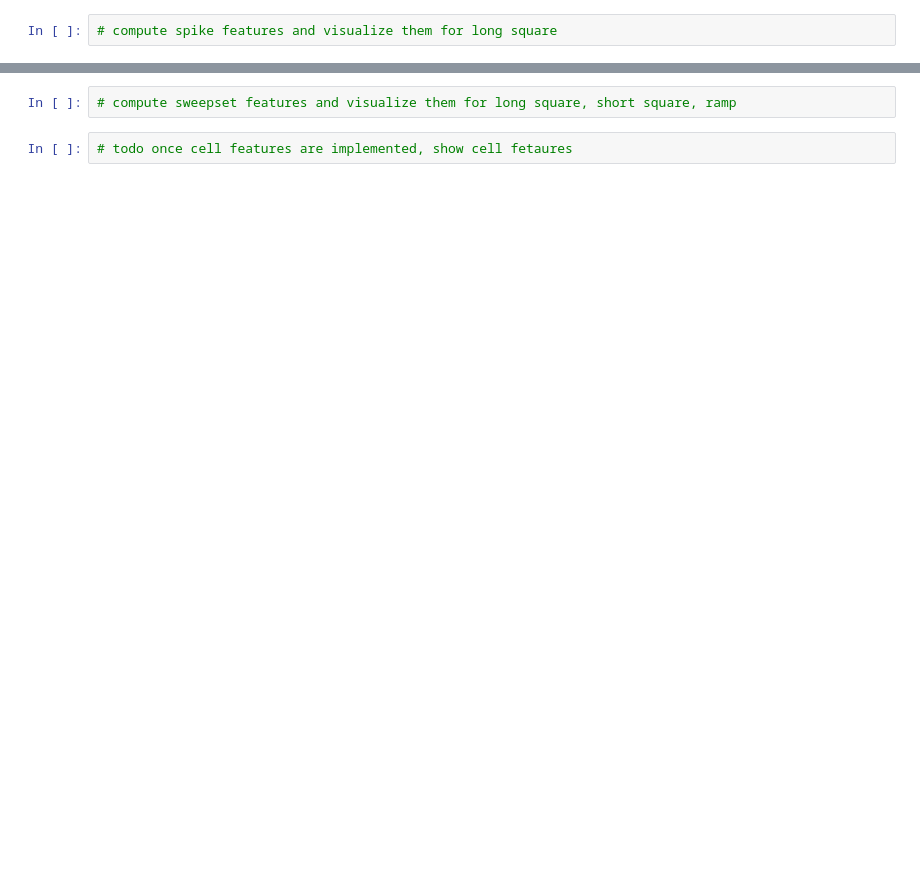
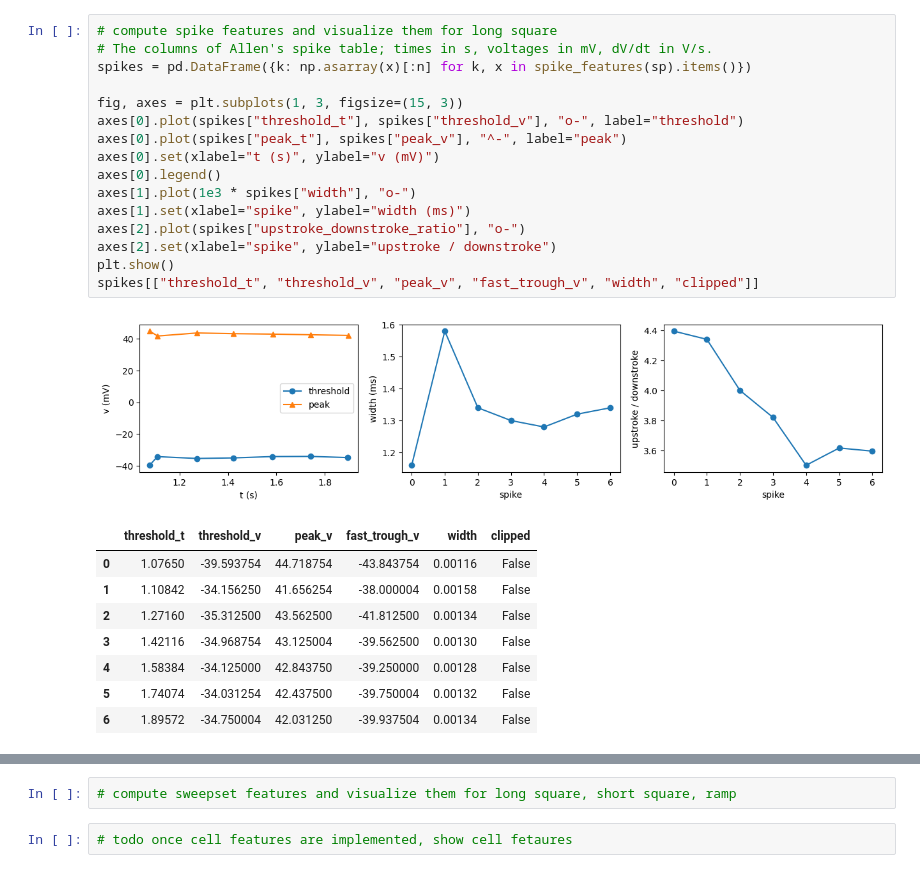
Before and after one commit to jaxleyverse/jaxley-ephys, a Jupyter notebook: examples/00_basics.ipynb, the cells around one changed output, grey strips where cells are left out. Cells and saved outputs as stored; diff of their text form; blank space fills up the shorter version.

```diff
--- a/examples/00_basics.ipynb
+++ b/examples/00_basics.ipynb
@@ -12,4 +74,28 @@
 # %%
 # compute spike features and visualize them for long square
+# The columns of Allen's spike table; times in s, voltages in mV, dV/dt in V/s.
+spikes = pd.DataFrame({k: np.asarray(x)[:n] for k, x in spike_features(sp).items()})
+
+fig, axes = plt.subplots(1, 3, figsize=(15, 3))
+axes[0].plot(spikes["threshold_t"], spikes["threshold_v"], "o-", label="threshold")
+axes[0].plot(spikes["peak_t"], spikes["peak_v"], "^-", label="peak")
+axes[0].set(xlabel="t (s)", ylabel="v (mV)")
+axes[0].legend()
+axes[1].plot(1e3 * spikes["width"], "o-")
+axes[1].set(xlabel="spike", ylabel="width (ms)")
+axes[2].plot(spikes["upstroke_downstroke_ratio"], "o-")
+axes[2].set(xlabel="spike", ylabel="upstroke / downstroke")
+plt.show()
+spikes[["threshold_t", "threshold_v", "peak_v", "fast_trough_v", "width", "clipped"]]
+# %% [output]
+[figure, added]
+|  | threshold_t | threshold_v | peak_v | fast_trough_v | width | clipped |
+| 0 | 1.07650 | -39.593754 | 44.718754 | -43.843754 | 0.00116 | False |
+| 1 | 1.10842 | -34.156250 | 41.656254 | -38.000004 | 0.00158 | False |
+| 2 | 1.27160 | -35.312500 | 43.562500 | -41.812500 | 0.00134 | False |
+| 3 | 1.42116 | -34.968754 | 43.125004 | -39.562500 | 0.00130 | False |
+| 4 | 1.58384 | -34.125000 | 42.843750 | -39.250000 | 0.00128 | False |
+| 5 | 1.74074 | -34.031254 | 42.437500 | -39.750004 | 0.00132 | False |
+| 6 | 1.89572 | -34.750004 | 42.031250 | -39.937504 | 0.00134 | False |
 # %%
 # compute sweep features and visualize them for long square
```
Also changed, not shown: parts of 6 cells of this notebook, 32 other files.
